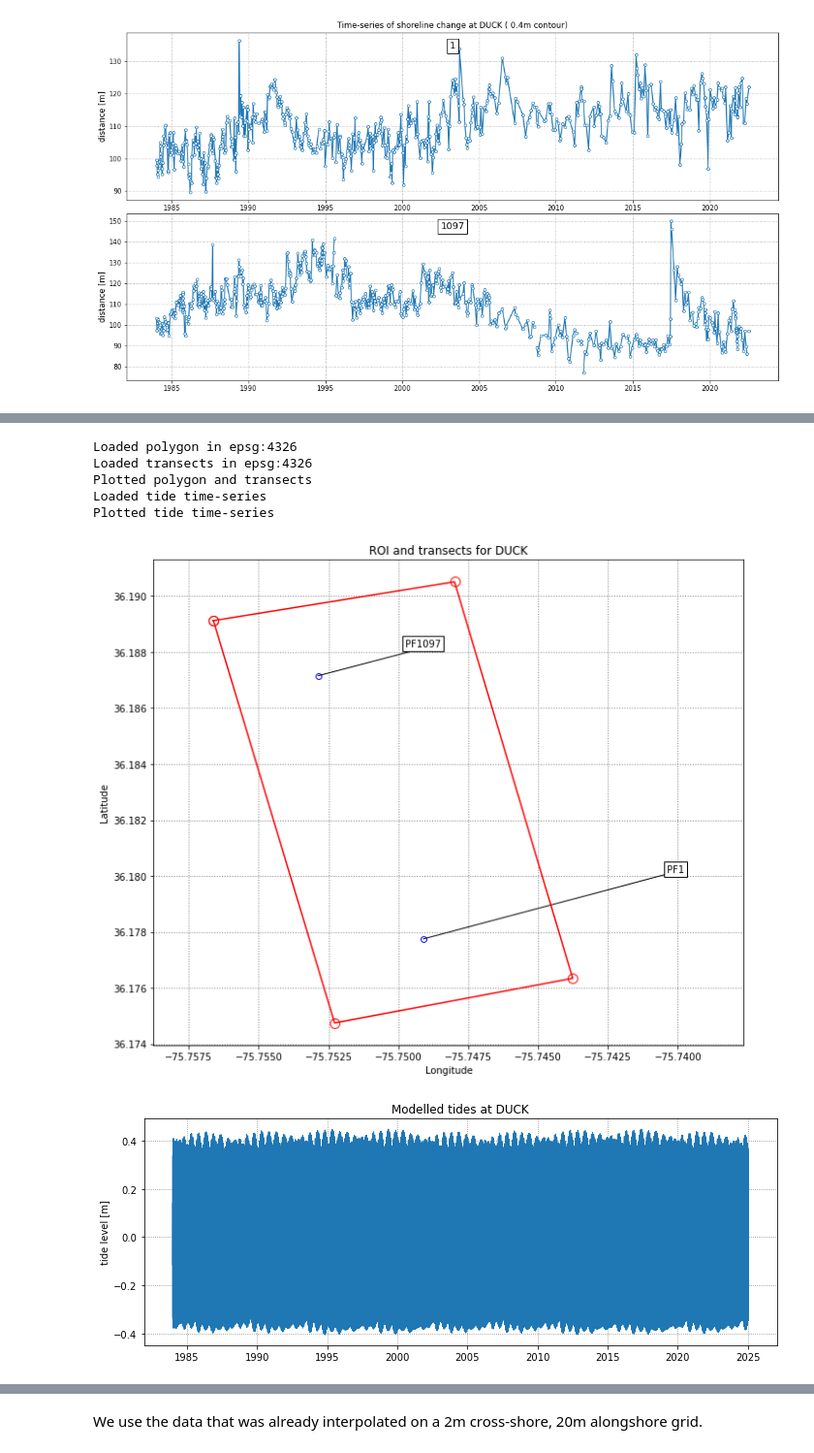
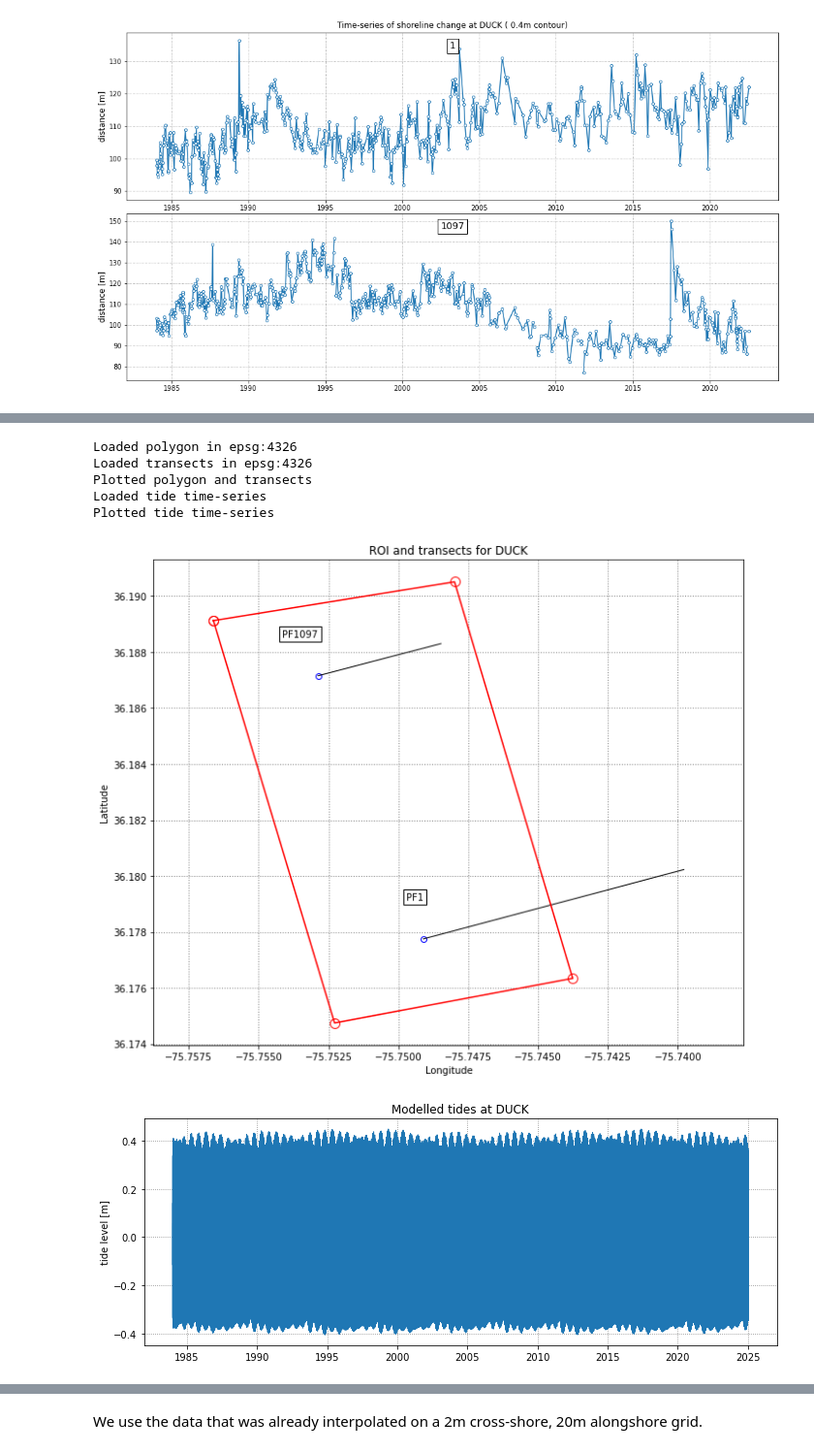
Before and after one commit to SatelliteShorelines/SDS_Benchmark, a Jupyter notebook: 1_preprocess_datasets.ipynb, the cells around one changed output, grey strips where cells are left out. Shown at 97% size. Drawn from its saved outputs; the diff is of its cells as text; code cells hidden in the pictures.

```diff
--- a/1_preprocess_datasets.ipynb
+++ b/1_preprocess_datasets.ipynb
@@ -58,10 +65,10 @@ The time-series of shoreline change are saved as `NARRABEEN_groundtruth.pkl` in
 # %%
 sitename = 'NARRABEEN'
 data_folder = os.path.join('datasets',sitename)
-if not os.path.exists(data_folder): os.makedirs(data_folder)
+fp_raw = os.path.join(data_folder,'raw')
 
 # read the csv file
-fp_dataset = os.path.join(data_folder,'Narrabeen_Profiles.csv')
+fp_dataset = os.path.join(fp_raw,'Narrabeen_Profiles.csv')
 df = pd.read_csv(fp_dataset)
 pf_names = list(np.unique(df['Profile ID']))
 
@@ -128,9 +136,10 @@ The inputs for this site are provided under `./datasets/NARRABEEN/`:
 The cell below shows how to load the input files:
 # %%
 # read polygon ROI
-fn_polygon = os.path.join(data_folder, '%s_polygon.kml'%sitename)
-polygon = SDS_tools.polygon_from_kml(fn_polygon)
-print('Loaded polygon in epsg:4326')
+fn_polygon = os.path.join(data_folder, '%s_polygon.geojson'%sitename)
+gdf_polygon = gpd.read_file(fn_polygon)
+print('Loaded polygon in epsg:%d'%gdf_polygon.crs.to_epsg())
+polygon = np.array(gdf_polygon.loc[0,'geometry'].exterior.coords)
 
 # read transects
 fn_transects = os.path.join(data_folder, '%s_transects.geojson'%sitename)
@@ -140,21 +149,18 @@ print('Loaded transects in epsg:%d'%gdf_transects.crs.to_epsg())
 transects = dict([])
 for i in gdf_transects.index:
     transects[gdf_transects.loc[i,'name']] = np.array(gdf_transects.loc[i,'geometry'].coords)
-# convert polygon to projected coordinates so they can be plotted together
-polygon_proj = SDS_tools.convert_epsg(np.array(polygon[0])[:,[1,0]],4326,gdf_transects.crs.to_epsg())[:,:-1]
-print('Converted polygon coordinates from 4326 to %d'%gdf_transects.crs.to_epsg())
 
 # plot transects and polygon
 fig,ax = plt.subplots(1,1,figsize=(10,8),tight_layout=True)
 ax.grid(which='major',ls=':',c='0.5',lw=1)
 ax.axis('equal')
-ax.set(xlabel='Eastings',ylabel='Northings',title='ROI and transects for %s'%sitename)
+ax.set(xlabel='Longitude',ylabel='Latitude',title='ROI and transects for %s'%sitename)
 for i,key in enumerate(list(transects.keys())):
     ax.plot(transects[key][0,0],transects[key][0,1], 'bo',mfc='None',ms=6)
     ax.plot(transects[key][:,0],transects[key][:,1],'k-',lw=1)
-    ax.text(transects[key][0,0]-100, transects[key][0,1]+100, key,
+    ax.text(transects[key][0,0], transects[key][0,1]+0.0015, key,
             va='center', ha='right', bbox=dict(boxstyle="square", ec='k',fc='w'))
-ax.plot(polygon_proj[:,0],polygon_proj[:,1],'r-o',mfc='None',ms=10)
+ax.plot(polygon[:,0],polygon[:,1],'r-o',mfc='None',ms=10)
 print('Plotted polygon and transects')
 
 # load tide time-series
@@ -364,9 +368,10 @@ The inputs for this site are provided under `./datasets/DUCK/`:
 The cell below shows how to load the input files:
 # %%
 # read polygon ROI
-fn_polygon = os.path.join(data_folder, '%s_polygon.kml'%sitename)
-polygon = SDS_tools.polygon_from_kml(fn_polygon)
-print('Loaded polygon in epsg:4326')
+fn_polygon = os.path.join(data_folder, '%s_polygon.geojson'%sitename)
+gdf_polygon = gpd.read_file(fn_polygon)
+print('Loaded polygon in epsg:%d'%gdf_polygon.crs.to_epsg())
+polygon = np.array(gdf_polygon.loc[0,'geometry'].exterior.coords)
 
 # read transects
 fn_transects = os.path.join(data_folder, '%s_transects.geojson'%sitename)
@@ -380,37 +385,36 @@ for i in gdf_transects.index:
 # plot transects and polygon
 fig,ax = plt.subplots(1,1,figsize=(10,8),tight_layout=True)
 ax.grid(which='major',ls=':',c='0.5',lw=1)
 ax.axis('equal')
 ax.set(xlabel='Longitude',ylabel='Latitude',title='ROI and transects for %s'%sitename)
 for i,key in enumerate(list(transects.keys())):
     ax.plot(transects[key][0,0],transects[key][0,1], 'bo',mfc='None',ms=6)
     ax.plot(transects[key][:,0],transects[key][:,1],'k-',lw=1)
-    ax.text(transects[key][1,0], transects[key][1,1], key,
+    ax.text(transects[key][0,0], transects[key][0,1]+0.0015, key,
             va='center', ha='right', bbox=dict(boxstyle="square", ec='k',fc='w'))
-polygon_coords = np.array(polygon[0])
-ax.plot(polygon_coords[:,0],polygon_coords[:,1],'r-o',mfc='None',ms=10)
+ax.plot(polygon[:,0],polygon[:,1],'r-o',mfc='None',ms=10)
 print('Plotted polygon and transects')
 
 # load tide time-series
 fn_tides = os.path.join(data_folder,'%s_tides.csv'%sitename)
 tide_data = pd.read_csv(fn_tides, parse_dates=['dates'])
 dates_ts = [_.to_pydatetime() for _ in tide_data['dates']]
 tides_ts = np.array(tide_data['tides'])
 print('Loaded tide time-series')
 
 # plot tide time-series
 fig, ax = plt.subplots(1,1,figsize=(10,4), tight_layout=True)
 ax.grid(which='major', linestyle=':', color='0.5')
 ax.plot(tide_data['dates'], tide_data['tides'], '-',lw=1)
 ax.set(ylabel='tide level [m]',title='Modelled tides at %s'%sitename)
 print('Plotted tide time-series')
 # %% [output]
 Loaded polygon in epsg:4326
 Loaded transects in epsg:4326
 Plotted polygon and transects
 Loaded tide time-series
 Plotted tide time-series
-[figure, old version]
+[figure, new version]
 [figure]
 # %% [markdown]
 ## Truc Vert, France
```
Also changed, not shown: parts of 11 cells of this notebook, 13 other files.
